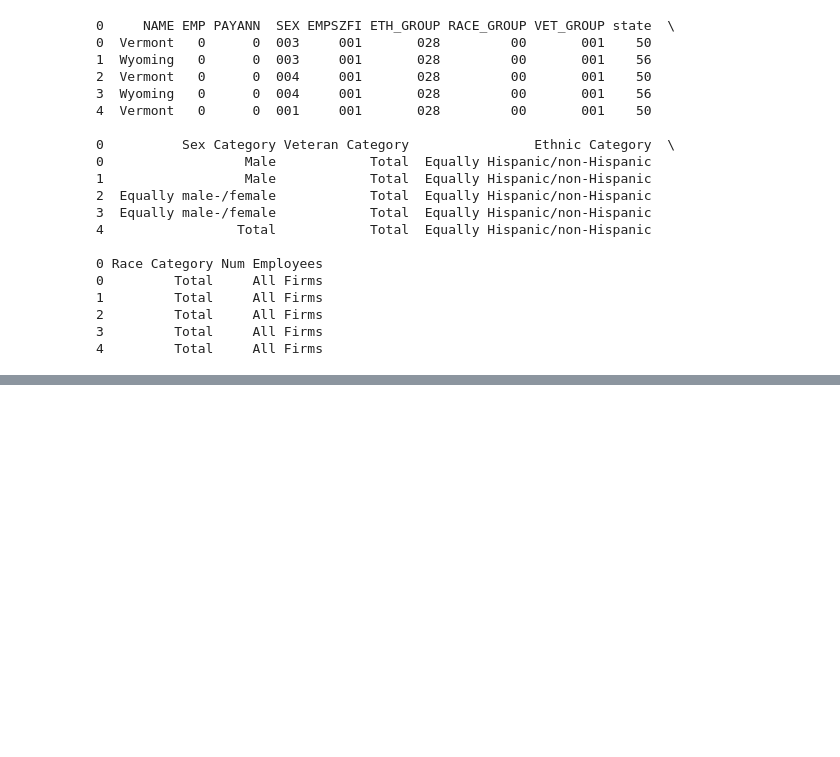
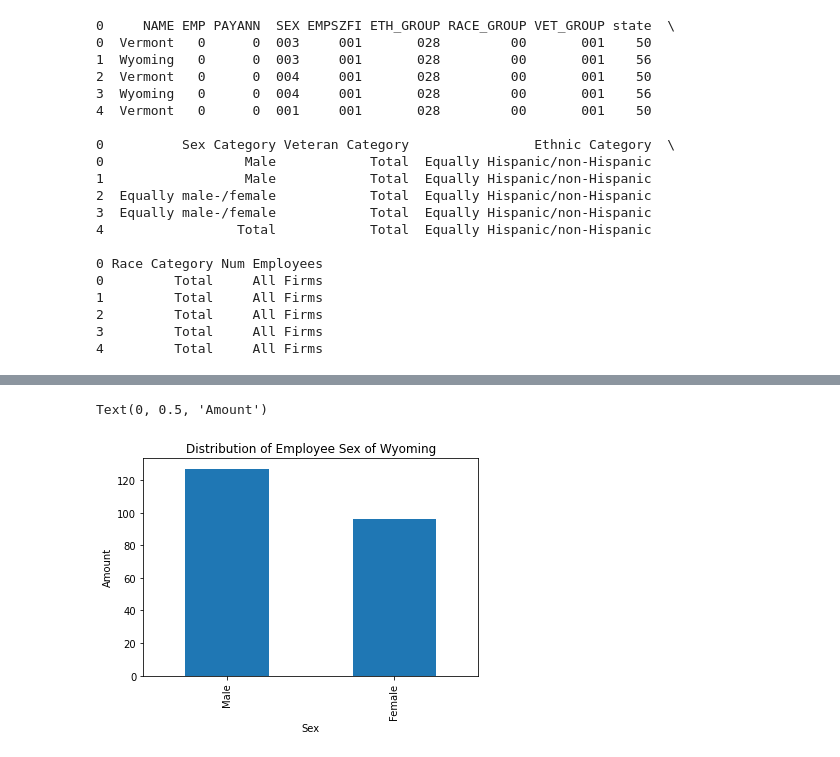
Before and after one commit to ryan-shell/VisualizationsAssessment, a Jupyter notebook: VisualizationsCode.ipynb, the cells around one changed output, grey strips where cells are left out. Cells and saved outputs as stored; diff of their text form; code cells hidden in the pictures; blank space fills up the shorter version.

```diff
--- a/VisualizationsCode.ipynb
+++ b/VisualizationsCode.ipynb
@@ -94,0 +128,8 @@ print(dfMerged.head(5))
+# %%
+sexGraphWY = dfMergedSexWY["Sex Category"].value_counts()
+axSexWY = sexGraphWY.plot(title = "Distribution of Employee Sex of Wyoming", kind = "bar")
+axSexWY.set_xlabel('Sex')
+axSexWY.set_ylabel('Amount')
+# %% [output]
+Text(0, 0.5, 'Amount')
+[figure, added]
```
Also changed, not shown: parts of 6 cells of this notebook.
